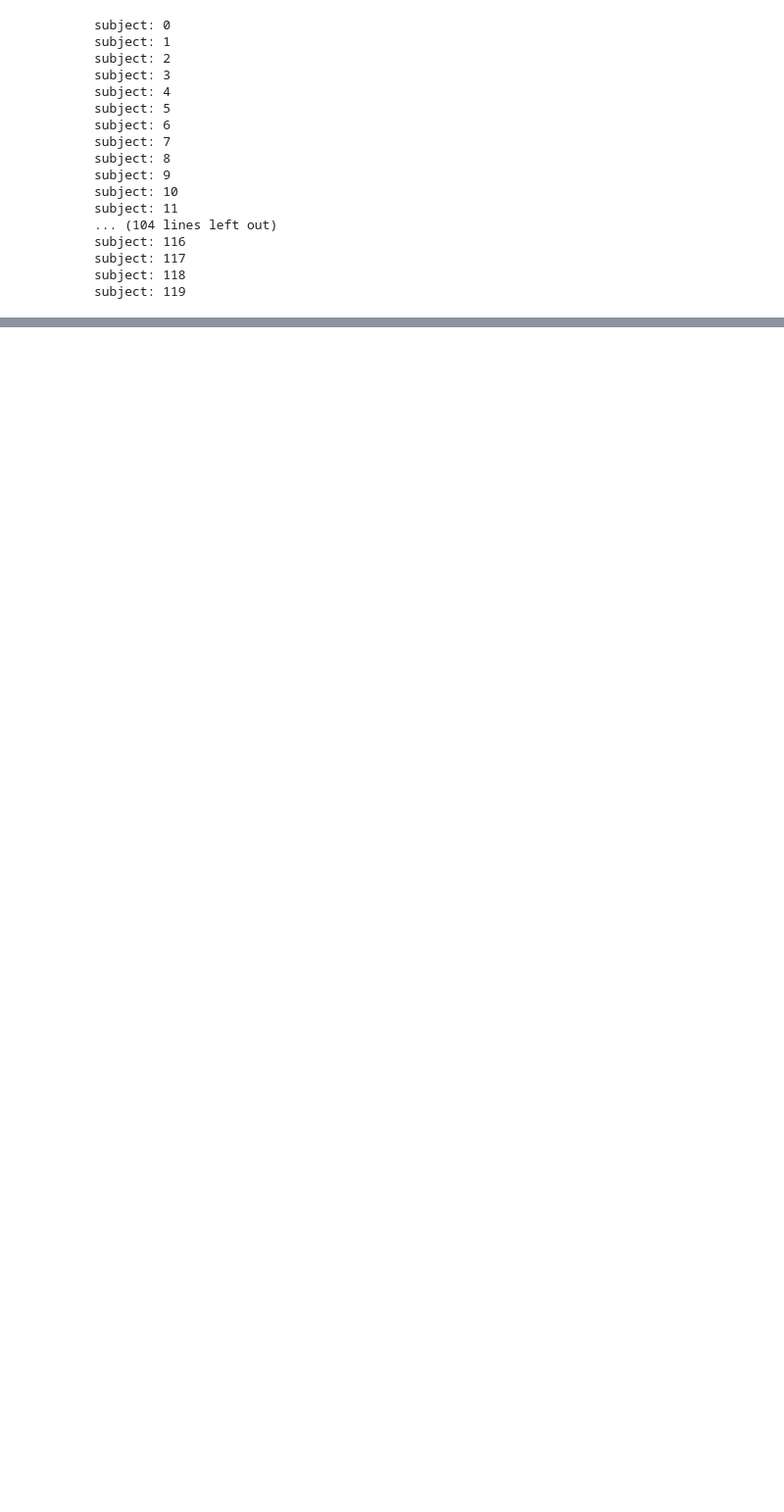
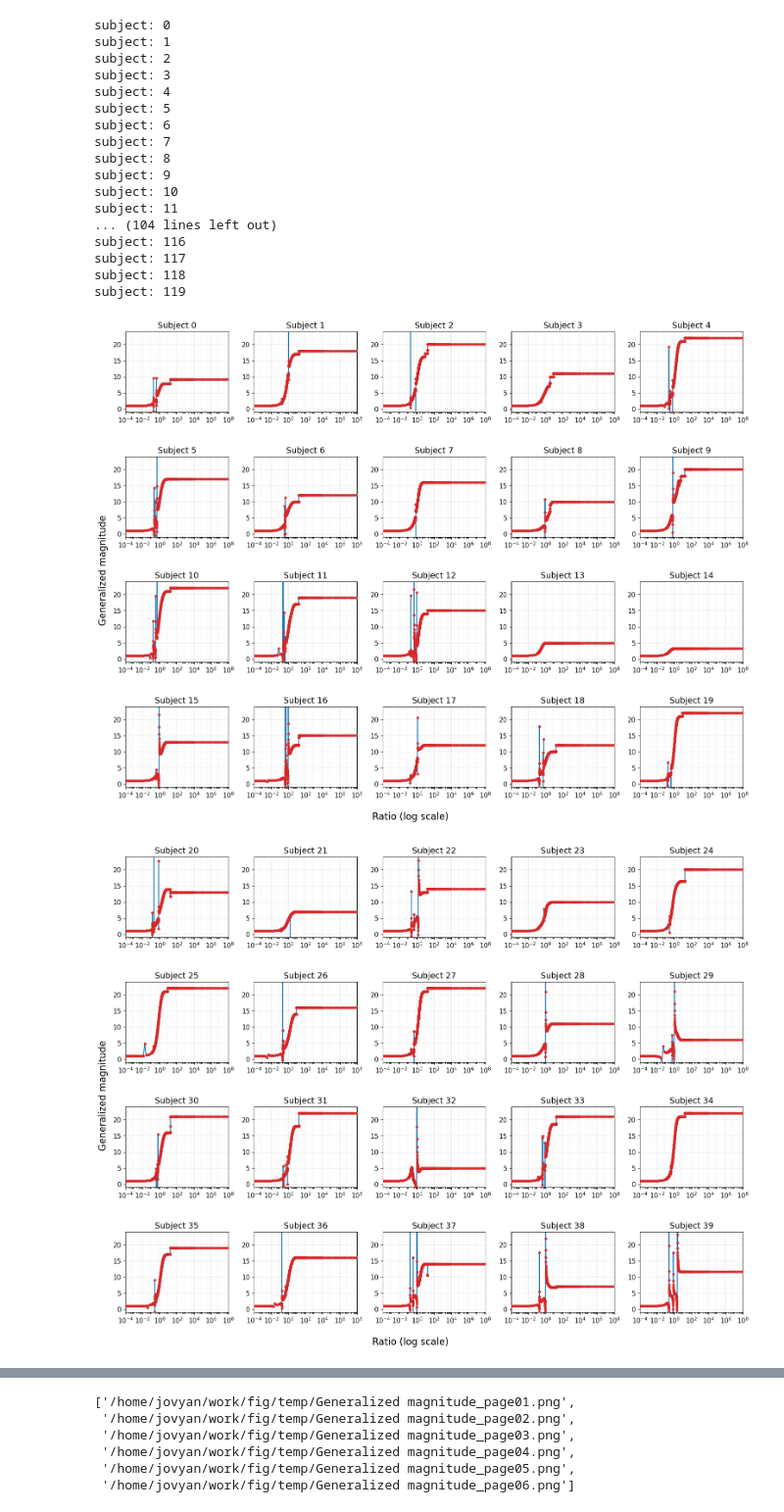
Before and after one commit to k-kyoko/qstr_diversity, a Jupyter notebook: notebooks/calc_allsubs.ipynb, the cells around one changed output, grey strips where cells are left out. Shown at 98% size. Saved outputs shown, nothing was run; the diff lists cells and outputs as text; code cells hidden in the pictures; blank space fills up the shorter version.

Commit message:
:sparkles: implemented positive definite related things

```diff
--- a/notebooks/calc_allsubs.ipynb
+++ b/notebooks/calc_allsubs.ipynb
@@ -65,3 +65,10 @@ spr_all = pd.DataFrame(
     columns=t_all,
     dtype=float
 )
+
+positive_definite_t_all = pd.DataFrame(
+    data=pd.NA,
+    index=np.arange(n_sub),
+    columns=t_all,
+    dtype="boolean"
+)
@@ -83,6 +106,10 @@ with pd.HDFStore(h5_path, mode="w") as store:
 
             spr = core.cal_dist2spread(dist, t)
             spr_all.iloc[sub, i_t] = spr
+
+            A = sim.to_numpy()
+            is_pd = core.check_positivedefinite(A)
+            positive_definite_t_all.iloc[sub, i_t] = bool(is_pd)
 # %% [output]
 subject: 0
 subject: 1
@@ -101,3 +128,19 @@ subject: 116
 subject: 117
 subject: 118
 subject: 119
+# %%
+output = os.path.join(project_root, "fig/temp")
+
+viz.plt_metric_individual(
+    genmag_all,
+    metric_name="Generalized magnitude",
+    output_dir=output,
+    nrows=4, ncols=5,
+    ylim=[-1, 24], xlim=None,
+    xticks_all=True, yticks_all=True,
+    positive_definite_df=positive_definite_t_all,
+    posdef_mode= "two_color",
+)
+# %% [output]
+[figure, added]
+[figure, added]
@@ -104,3 +151,9 @@ subject: 119
+['/home/jovyan/work/fig/temp/Generalized magnitude_page01.png',
+ '/home/jovyan/work/fig/temp/Generalized magnitude_page02.png',
+ '/home/jovyan/work/fig/temp/Generalized magnitude_page03.png',
+ '/home/jovyan/work/fig/temp/Generalized magnitude_page04.png',
+ '/home/jovyan/work/fig/temp/Generalized magnitude_page05.png',
+ '/home/jovyan/work/fig/temp/Generalized magnitude_page06.png']
 # %%
 if genmag_all.columns.is_unique is False or spr_all.columns.is_unique is False:
     raise ValueError("Keys of columns are not unique. Recommend checking t setting.")
```
Also changed, not shown: parts of 6 cells of this notebook, 4 other files.
